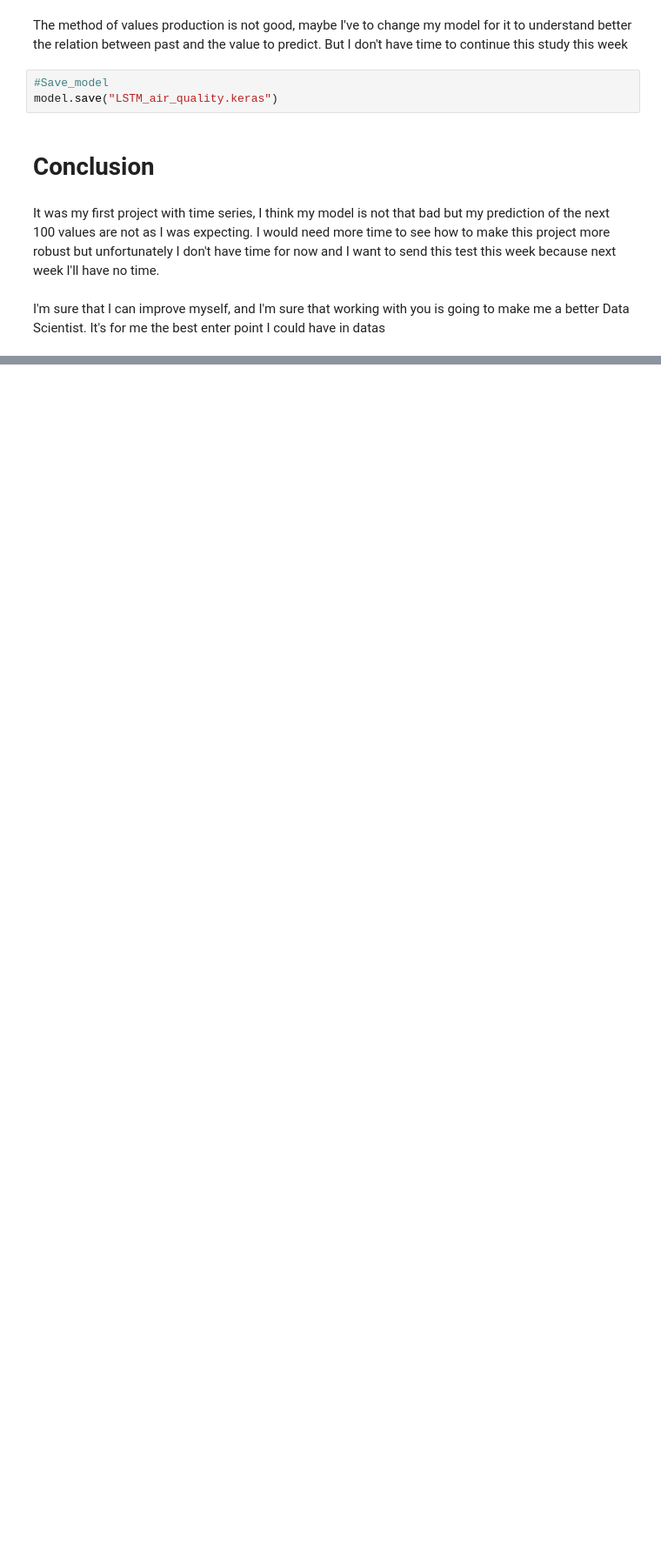
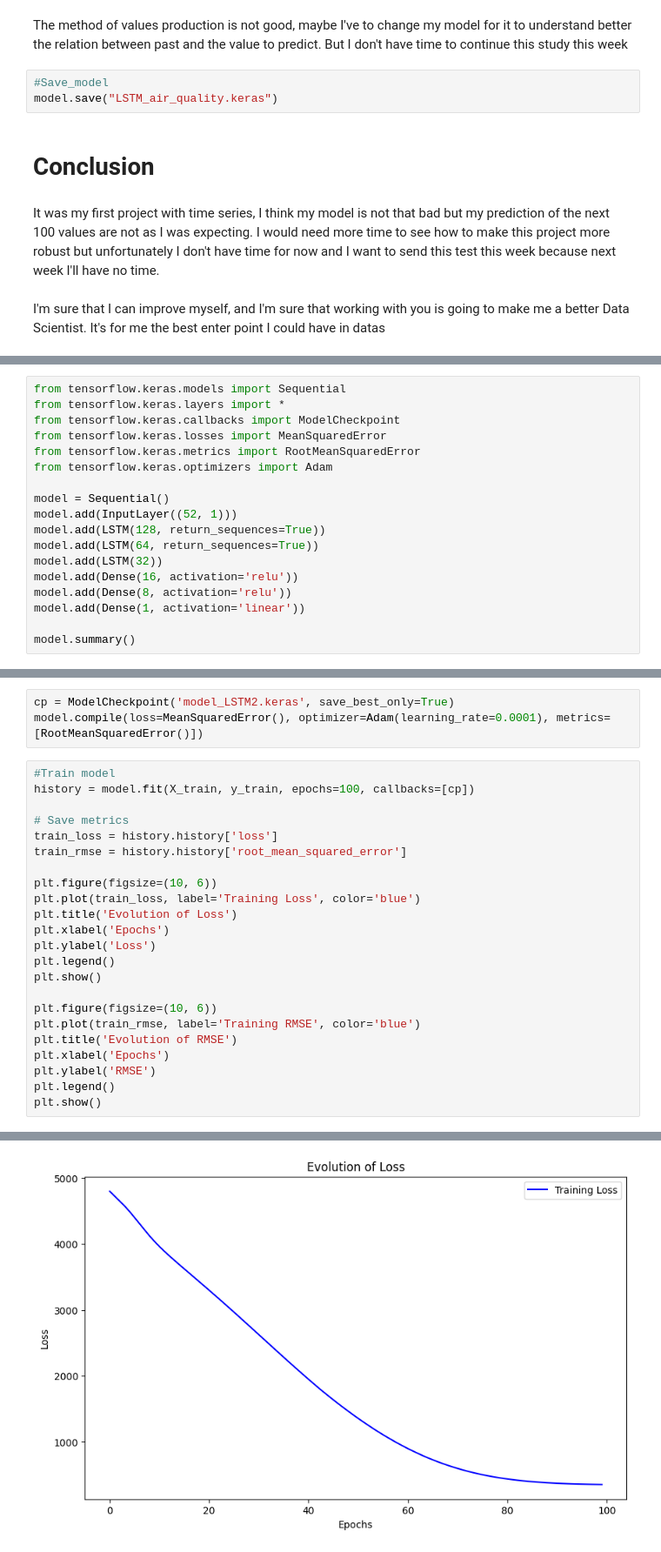
Before and after one commit to AntoBrgt/Capgemini_prueba_2, a Jupyter notebook: Madrid_air_quality.ipynb, the cells around one changed output, grey strips where cells are left out. Shown at 87% size. Saved outputs shown, nothing was run; the diff lists cells and outputs as text; blank space fills up the shorter version.

```diff
--- a/Madrid_air_quality.ipynb
+++ b/Madrid_air_quality.ipynb
@@ -1062,0 +1099,18 @@ I'm sure that I can improve myself, and I'm sure that working with you is going
+# %%
+from tensorflow.keras.models import Sequential
+from tensorflow.keras.layers import *
+from tensorflow.keras.callbacks import ModelCheckpoint
+from tensorflow.keras.losses import MeanSquaredError
+from tensorflow.keras.metrics import RootMeanSquaredError
+from tensorflow.keras.optimizers import Adam
+
+model = Sequential()
+model.add(InputLayer((52, 1)))
+model.add(LSTM(128, return_sequences=True))
+model.add(LSTM(64, return_sequences=True))
+model.add(LSTM(32))
+model.add(Dense(16, activation='relu'))
+model.add(Dense(8, activation='relu'))
+model.add(Dense(1, activation='linear'))
+
+model.summary()
@@ -1062,0 +1137,27 @@ I'm sure that I can improve myself, and I'm sure that working with you is going
+# %%
+cp = ModelCheckpoint('model_LSTM2.keras', save_best_only=True)
+model.compile(loss=MeanSquaredError(), optimizer=Adam(learning_rate=0.0001), metrics=[RootMeanSquaredError()])
+# %%
+#Train model
+history = model.fit(X_train, y_train, epochs=100, callbacks=[cp])
+
+# Save metrics
+train_loss = history.history['loss']
+train_rmse = history.history['root_mean_squared_error']
+
+plt.figure(figsize=(10, 6))
+plt.plot(train_loss, label='Training Loss', color='blue')
+plt.title('Evolution of Loss')
+plt.xlabel('Epochs')
+plt.ylabel('Loss')
+plt.legend()
+plt.show()
+
+plt.figure(figsize=(10, 6))
+plt.plot(train_rmse, label='Training RMSE', color='blue')
+plt.title('Evolution of RMSE')
+plt.xlabel('Epochs')
+plt.ylabel('RMSE')
+plt.legend()
+plt.show()
+# %% [output]
@@ -1062,0 +1185 @@ I'm sure that I can improve myself, and I'm sure that working with you is going
+[figure, added]
```
Also changed, not shown: parts of 21 cells of this notebook.
